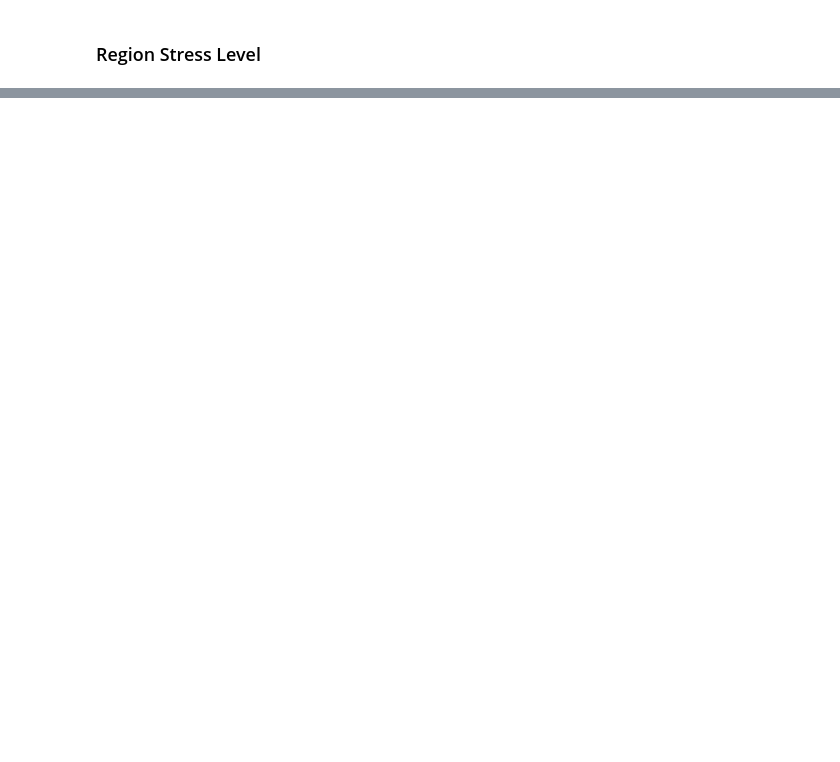
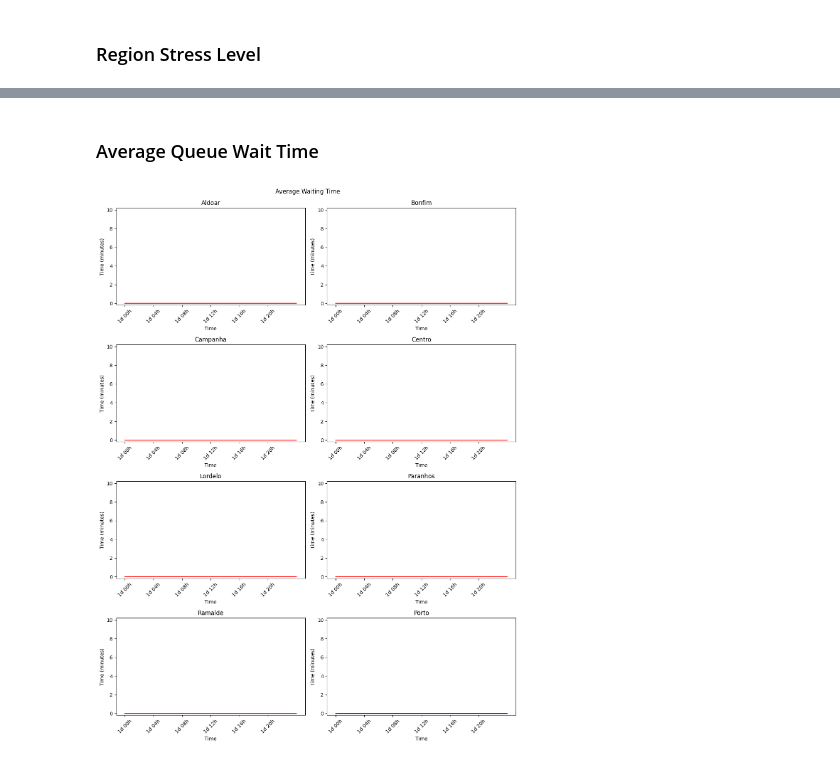
Before and after one commit to Henrique-O-S/MS_Simulation_Framework, a Jupyter notebook: logs/results.ipynb, the cells around one changed output, grey strips where cells are left out. Saved outputs shown, nothing was run; the diff lists cells and outputs as text; code cells hidden in the pictures; blank space fills up the shorter version.

```diff
--- a/logs/results.ipynb
+++ b/logs/results.ipynb
@@ -111,0 +137,12 @@ plot_metric('stress', 'Stress Level', 'Stress', regions, region_data, porto_data
+# %% [markdown]
+### Average Queue Wait Time
+# %%
+porto_data = np.zeros(steps)
+for region in regions:
+    porto_data += region_data[region]['wait']
+porto_data /= len(regions)
+limits = global_limits['wait'] if global_limits['wait'][1] > 0 else [0, 10]
+
+plot_metric('wait', 'Average Waiting Time', 'Time (minutes)', regions, region_data, porto_data, limits, 'r')
+# %% [output]
+[figure, added]
```
Also changed, not shown: parts of 7 cells of this notebook, 1 other file.
